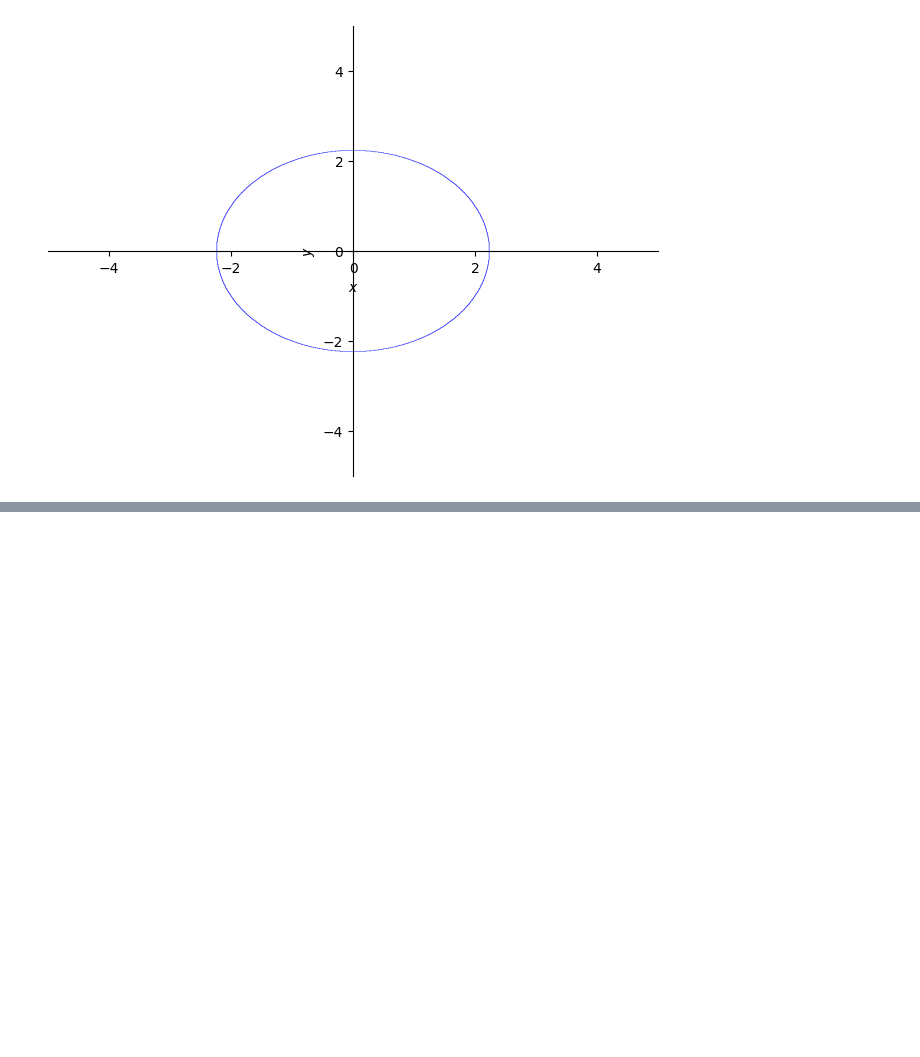
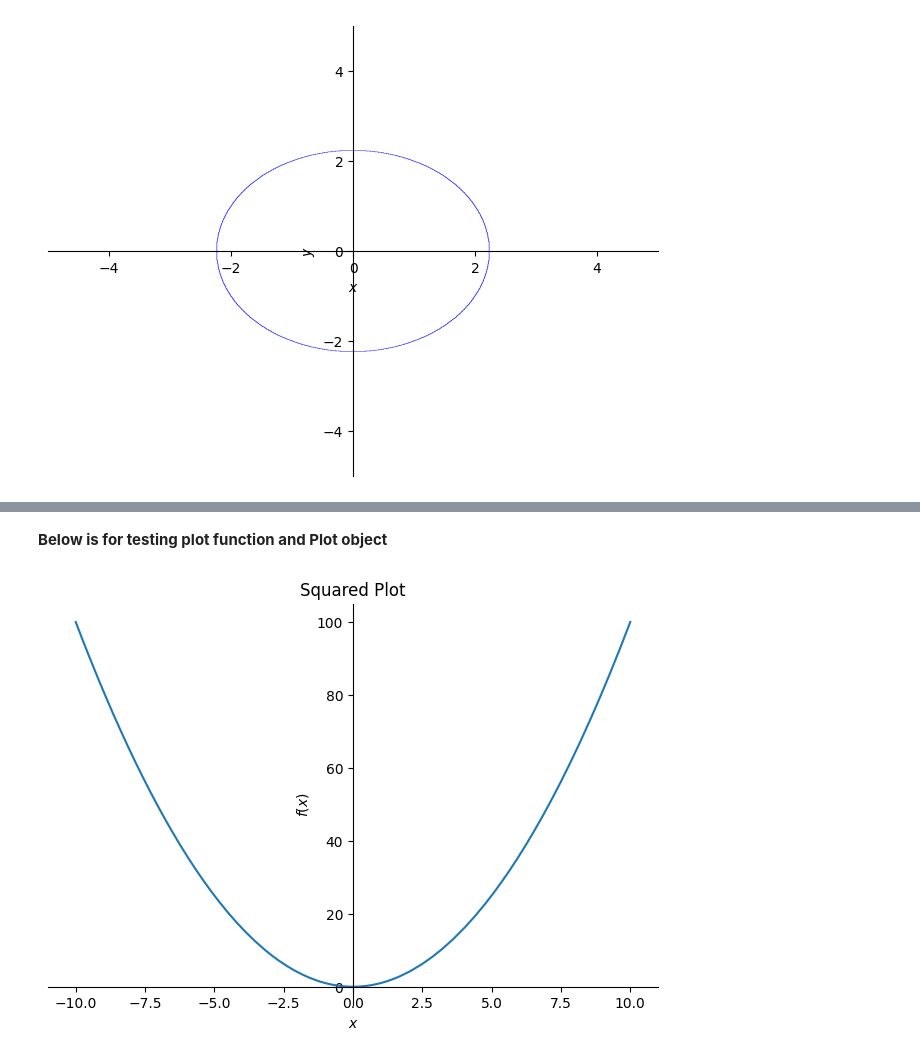
Before and after one commit to JimQian2023/481-HW6, a Jupyter notebook: main.ipynb, the cells around one changed output, grey strips where cells are left out. Drawn from its saved outputs; the diff is of its cells as text; code cells hidden in the pictures; blank space fills up the shorter version.

```diff
--- a/main.ipynb
+++ b/main.ipynb
@@ -13,0 +23,7 @@ plt.show()
+# %% [markdown]
+**Below is for testing plot function and Plot object**
+# %%
+p = plot(x**2, title='Squared Plot')
+# p.show()
+# %% [output]
+[figure, added]
```
Also changed, not shown: parts of 8 cells of this notebook, 2 other files.
